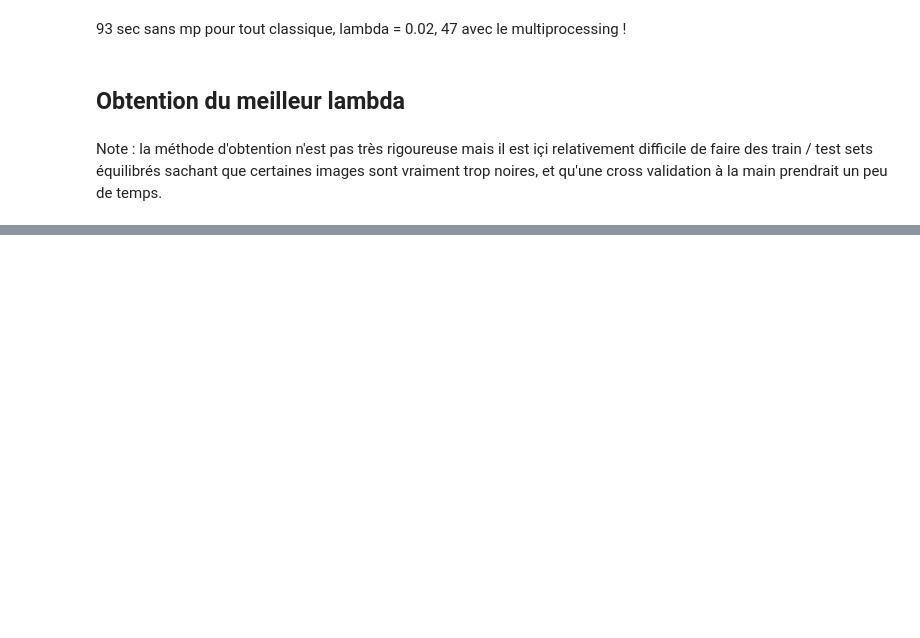
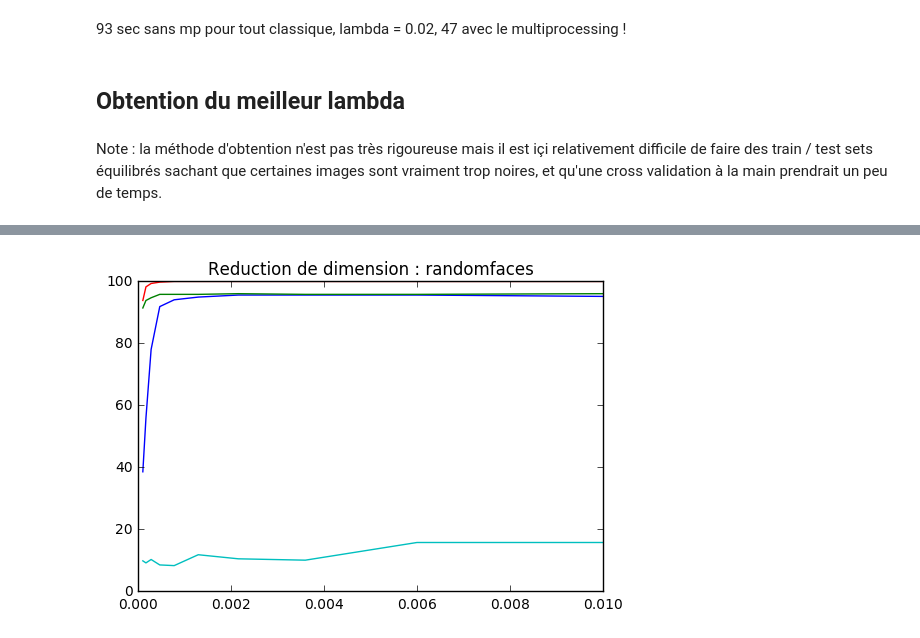
Before and after one commit to maxwab/facerecog, a Jupyter notebook: performance_yale.ipynb, the cells around one changed output, grey strips where cells are left out. Saved outputs shown, nothing was run; the diff lists cells and outputs as text; code cells hidden in the pictures; blank space fills up the shorter version.

Commit message:
Comparaison de toutes les méthodes
Graphe de comparaison des performances de toutes les méthodes suivant différents lambdas

```diff
--- a/performance_yale.ipynb
+++ b/performance_yale.ipynb
@@ -120,6 +155,9 @@ EigenFaces done in 0.956s
 # %%
 plt.figure()
 plt.clf()
+plt.hold(True)
 for j,m in enumerate(methods):
-    plt.plot(accuracy[:,j])
-    plt.title('Reduction de dimension : ', m)
+    plt.plot(alpha_vec,accuracy[j,:])
+plt.show()
+# %% [output]
+[figure, added]
```
Also changed, not shown: parts of 4 cells of this notebook.
